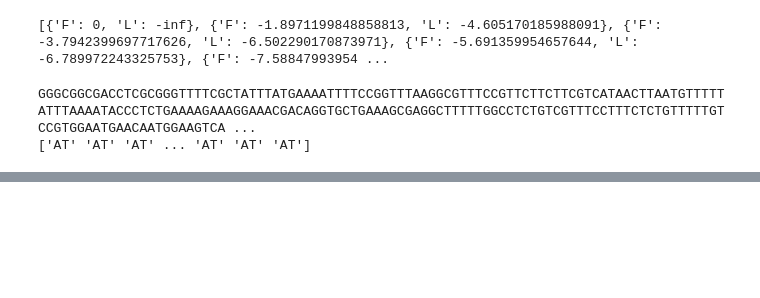
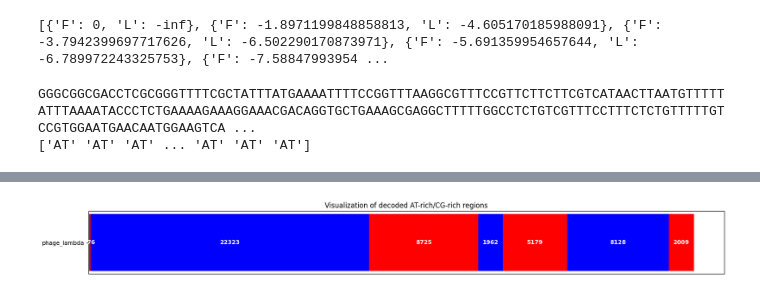
Before and after one commit to Hui-cd/comp3212, a Jupyter notebook: lab2.ipynb, the cells around one changed output, grey strips where cells are left out. Cells and saved outputs as stored; diff of their text form; code cells hidden in the pictures; blank space fills up the shorter version.

```diff
--- a/lab2.ipynb
+++ b/lab2.ipynb
@@ -197,7 +198,7 @@ sp|P63015|PAX6_MOUSE        NGRSYDTYTPPHMQTHMNSQPMGTSGTTSTGLISPGVSVPVQVPGSEPDMSQ
 ## Task4
 In this approach, two functions are called on each other, representing the change of state. When the sequence of observations is processed, the final recursive stack is returned, containing a list of tuples for each string part generated by the state, and a string describing the state to which the part belongs
 # %%
-def run_HMM(length):
+def HMM(length):
 
     #equal probability of starting in either the AT state or the CG state
     if(np.random.choice([True, False], p = [0.5, 0.5])):
@@ -259,8 +260,9 @@ def generate_CGrich_region(n_remaining, accumulator):
     accumulator.append((section_str, "CG_rich"))
     return generate_ATrich_region(n_remaining, accumulator)
 
-sequence = run_HMM(1000)
-test = sequence[0][0]
-print(test)
-print(sequence)
+result = HMM(20000)
+og_seq = "".join(["".join(i[0]) for i in result])
+print(og_seq)
+for code, state in result:
+    print(state)
 # %% [output]
@@ -402,0 +462,5 @@ GGGCGGCGACCTCGCGGGTTTTCGCTATTTATGAAAATTTTCCGGTTTAAGGCGTTTCCGTTCTTCTTCGTCATAACTTA
+# %%
+phage_lambda = get_section_info(phage_lambda)
+visualize("phage_lambda", phage_lambda)
+# %% [output]
+[figure, added]
```
Also changed, not shown: parts of 5 cells of this notebook, 4 other files.
